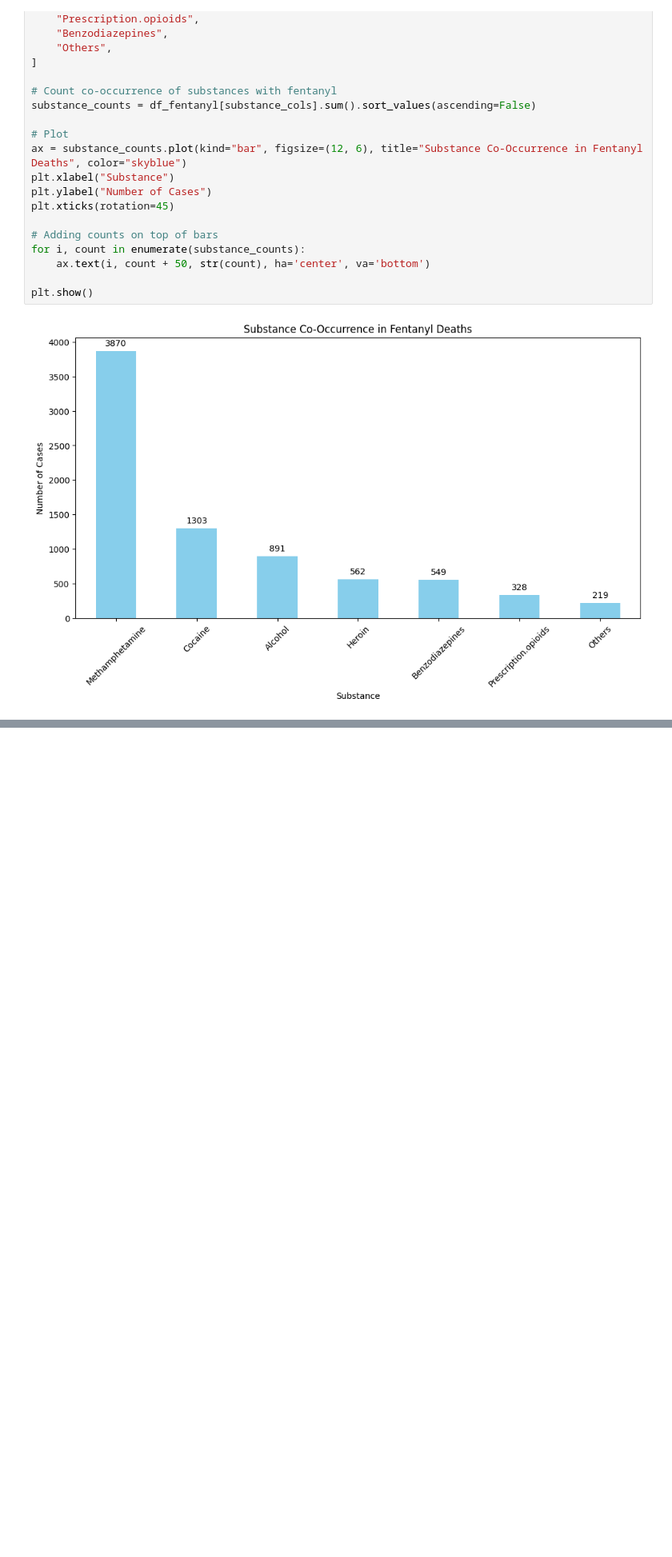
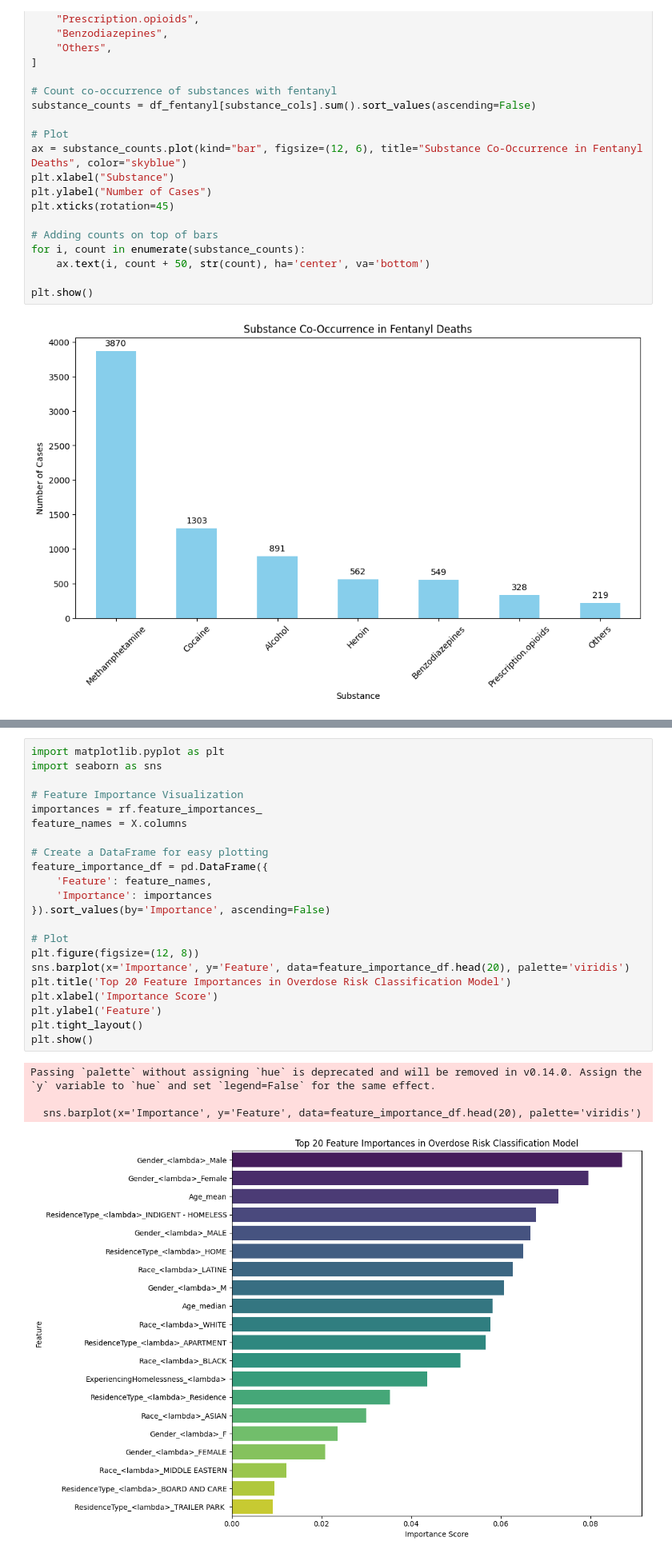
Before and after one commit to hritikac25/fentanyl_overdose_covid, a Jupyter notebook: Overdose_Trends.ipynb, the cells around one changed output, grey strips where cells are left out. Shown: that part at 80% size. Cells and saved outputs as stored; diff of their text form; blank space fills up the shorter version.

```diff
--- a/Overdose_Trends.ipynb
+++ b/Overdose_Trends.ipynb
@@ -361,0 +503,27 @@ print("✅ Heatmap with difference layer added and saved as 'fentanyl_deaths_hea
+# %%
+import matplotlib.pyplot as plt
+import seaborn as sns
+
+# Feature Importance Visualization
+importances = rf.feature_importances_
+feature_names = X.columns
+
+# Create a DataFrame for easy plotting
+feature_importance_df = pd.DataFrame({
+    'Feature': feature_names,
+    'Importance': importances
+}).sort_values(by='Importance', ascending=False)
+
+# Plot
+plt.figure(figsize=(12, 8))
+sns.barplot(x='Importance', y='Feature', data=feature_importance_df.head(20), palette='viridis')
+plt.title('Top 20 Feature Importances in Overdose Risk Classification Model')
+plt.xlabel('Importance Score')
+plt.ylabel('Feature')
+plt.tight_layout()
+plt.show()
+# %% [output]
+Passing `palette` without assigning `hue` is deprecated and will be removed in v0.14.0. Assign the `y` variable to `hue` and set `legend=False` for the same effect.
+
+  sns.barplot(x='Importance', y='Feature', data=feature_importance_df.head(20), palette='viridis')
+[figure, added]
```
Also changed, not shown: parts of 8 cells of this notebook.
